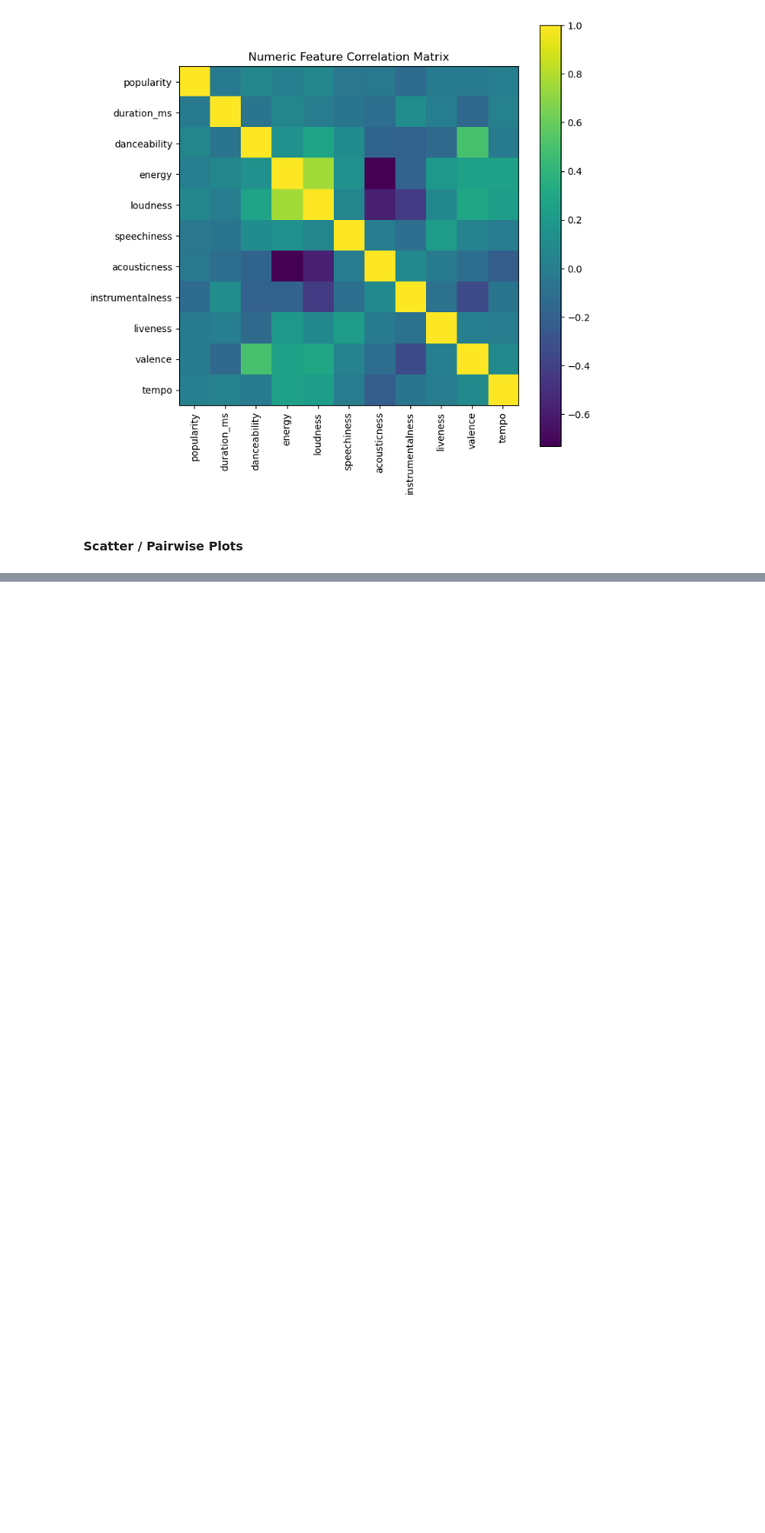
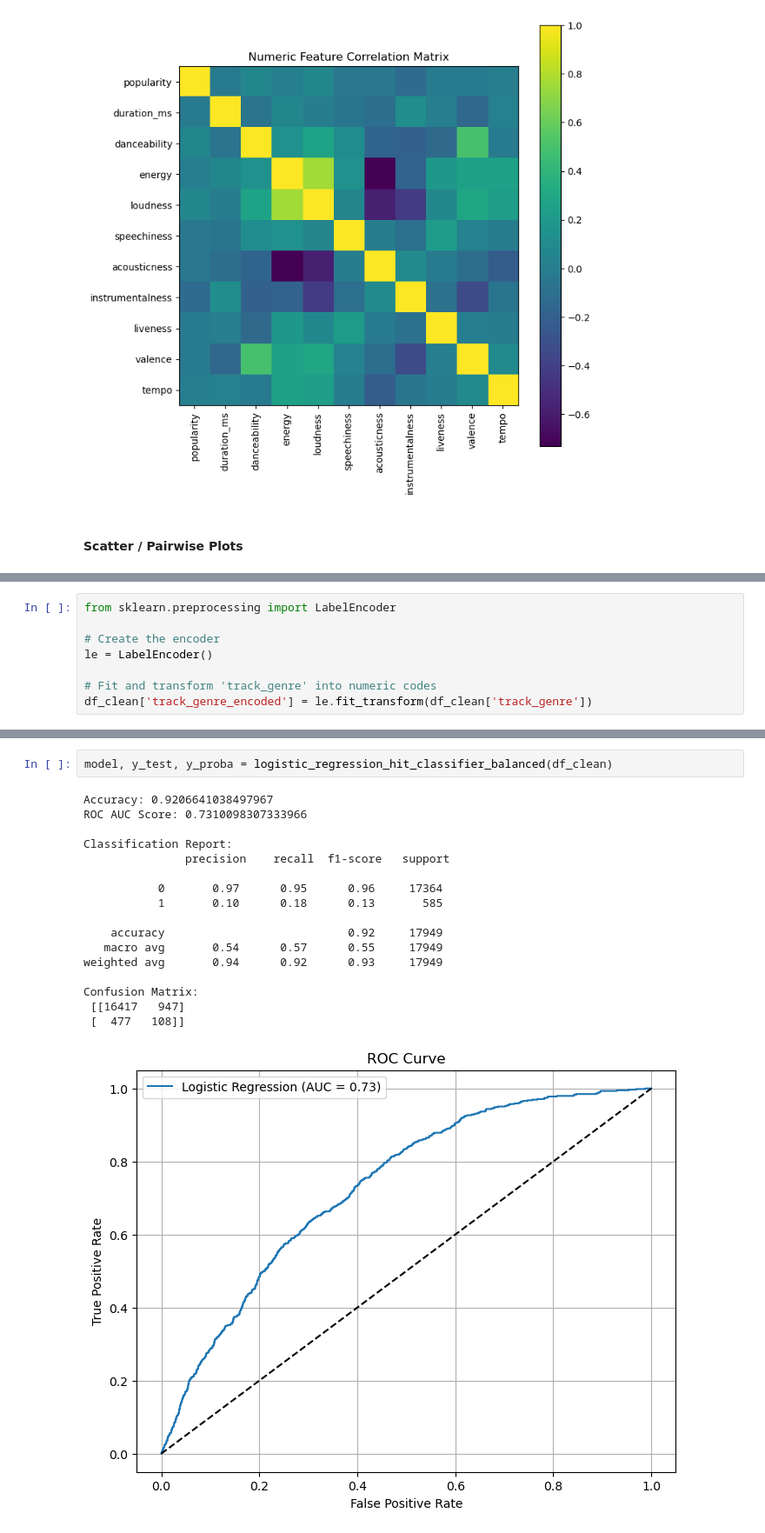
Before and after one commit to ben-yil/advanced_data_science_final_project, a Jupyter notebook: final_project.ipynb, the cells around one changed output, grey strips where cells are left out. Shown at 87% size. Cells and saved outputs as stored; diff of their text form; blank space fills up the shorter version.

```diff
--- a/final_project.ipynb
+++ b/final_project.ipynb
@@ -254,0 +408,8 @@ plt.show()
+# %%
+from sklearn.preprocessing import LabelEncoder
+
+# Create the encoder
+le = LabelEncoder()
+
+# Fit and transform 'track_genre' into numeric codes
+df_clean['track_genre_encoded'] = le.fit_transform(df_clean['track_genre'])
@@ -254,0 +468,20 @@ plt.show()
+# %%
+model, y_test, y_proba = logistic_regression_hit_classifier_balanced(df_clean)
+# %% [output]
+Accuracy: 0.9206641038497967
+ROC AUC Score: 0.7310098307333966
+
+Classification Report:
+               precision    recall  f1-score   support
+
+           0       0.97      0.95      0.96     17364
+           1       0.10      0.18      0.13       585
+
+    accuracy                           0.92     17949
+   macro avg       0.54      0.57      0.55     17949
+weighted avg       0.94      0.92      0.93     17949
+
+Confusion Matrix:
+ [[16417   947]
+ [  477   108]]
+[figure, added]
```
Also changed, not shown: parts of 49 cells of this notebook.
